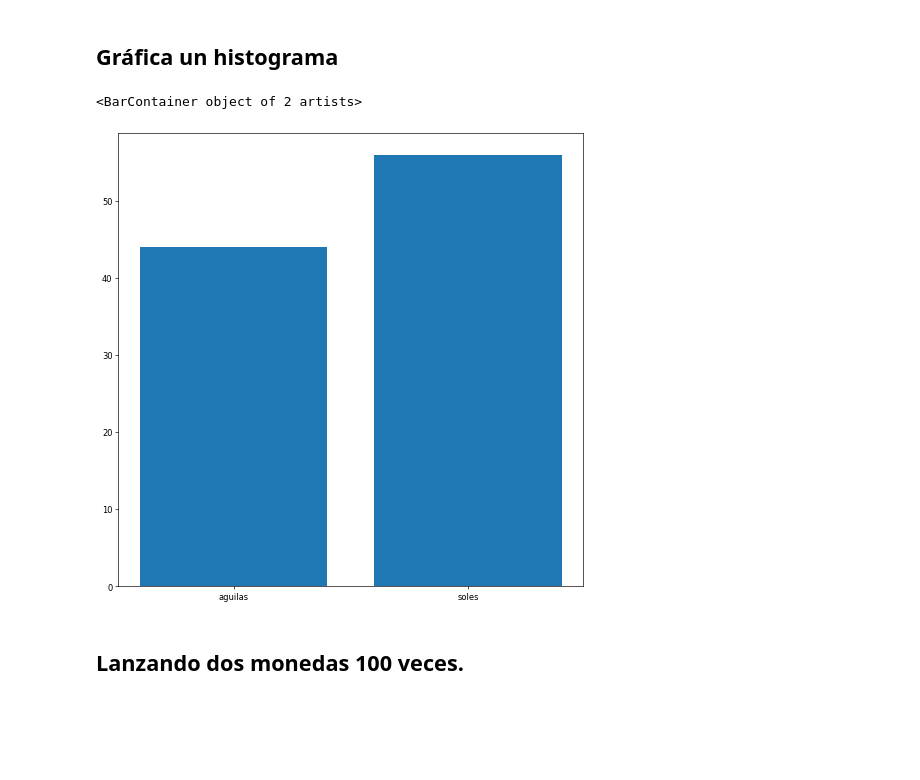
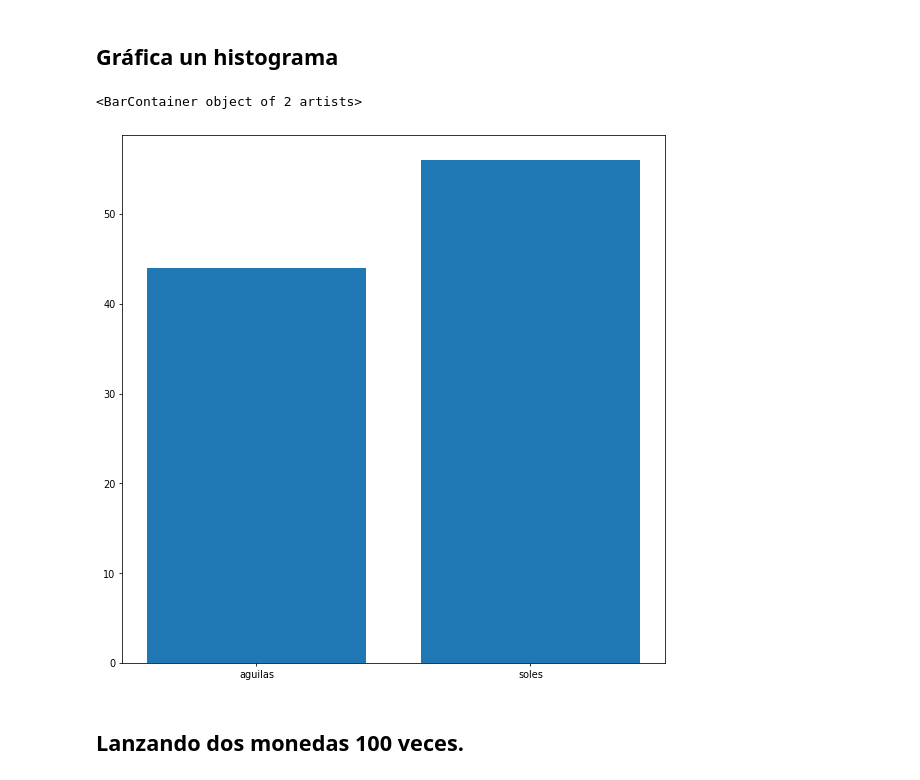
Before and after one commit to Crisel8a/Probabilidad, a Jupyter notebook: Probabilidad_1.ipynb, the cells around one changed output. Drawn from its saved outputs; the diff is of its cells as text; code cells hidden in the pictures; blank space fills up the shorter version.

```diff
--- a/Probabilidad_1.ipynb
+++ b/Probabilidad_1.ipynb
@@ -46,11 +119,11 @@ import matplotlib.pyplot as plt
 from matplotlib.pyplot import figure
 # %%
 # draw a figure
-figure(figsize=(10,10), dpi=60)
+figure(figsize=(10,10), dpi=70)
 plt.bar(resultado.keys(), resultado.values())
 # %% [output]
 <BarContainer object of 2 artists>
-[figure, old version]
+[figure, new version]
 # %% [markdown]
 ## Lanzando dos monedas 100 veces.
 # %%
```
Also changed, not shown: parts of 11 cells of this notebook.
